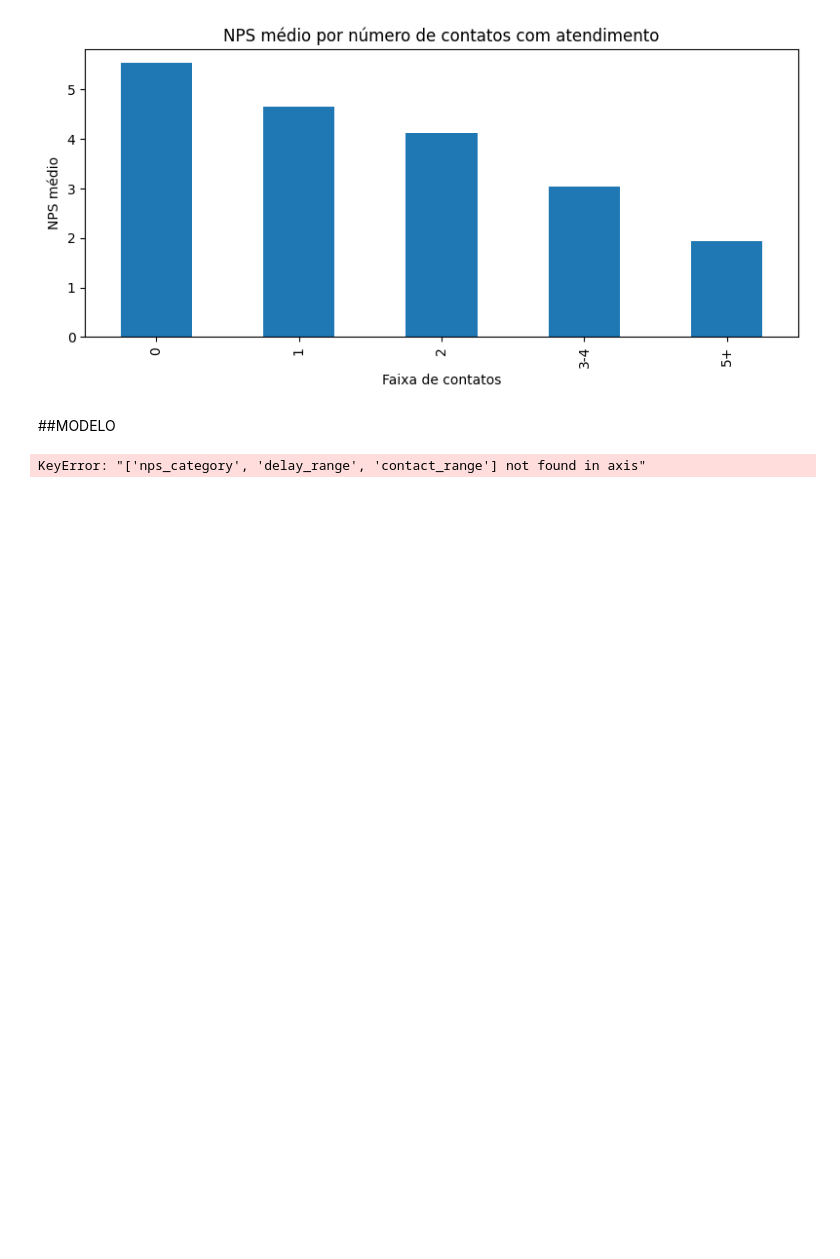
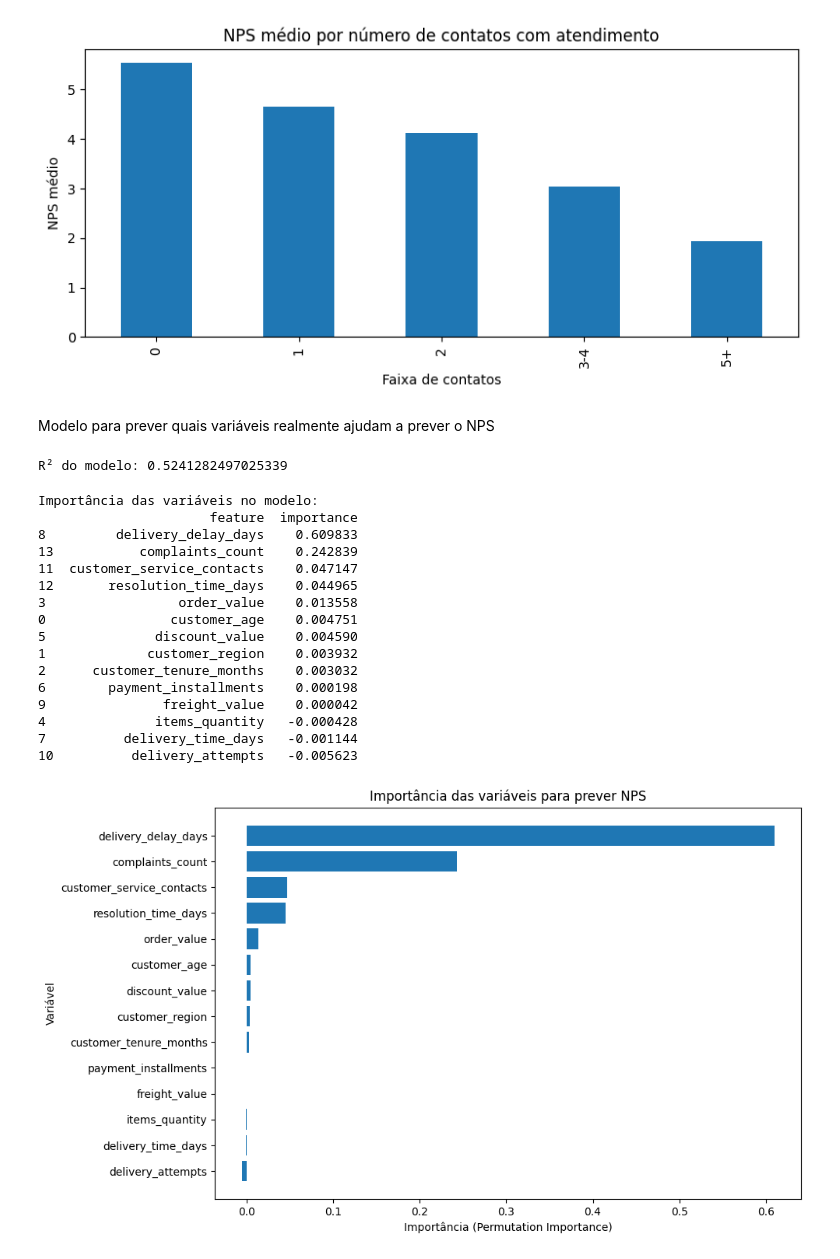
Before and after one commit to jaoo2706/Tech-Challenge-1, a Jupyter notebook: analises.ipynb, the cells around one changed output. Drawn from its saved outputs; the diff is of its cells as text; code cells hidden in the pictures; blank space fills up the shorter version.

```diff
--- a/analises.ipynb
+++ b/analises.ipynb
@@ -230,7 +230,7 @@ contact_range
 Name: nps_score, dtype: float64
 [figure]
 # %% [markdown]
-##MODELO
+Modelo para prever quais variáveis realmente ajudam a prever o NPS
 # %%
 # Exc luindo:
 # - nps_score: target
@@ -243,10 +243,7 @@ exclude_cols = [
     "customer_id",
     "order_id",
     "repeat_purchase_30d",
-    "csat_internal_score",
-    "nps_category",
-    "delay_range",
-    "contact_range"
+    "csat_internal_score"
 ]
 
 X = df.drop(columns=exclude_cols)
@@ -279,4 +276,49 @@ pred = pipeline.predict(X_test)
 
 print("\nR² do modelo:", r2_score(y_test, pred))
 # %% [output]
-KeyError: "['nps_category', 'delay_range', 'contact_range'] not found in axis"
+R² do modelo: 0.5241282497025339
+# %%
+perm = permutation_importance(
+    pipeline,
+    X_test,
+    y_test,
+    n_repeats=10,
+    random_state=42,
+    scoring="r2"
+)
+
+importance_df = pd.DataFrame({
+    "feature": X.columns,
+    "importance": perm.importances_mean
+}).sort_values("importance", ascending=False)
+
+print("\nImportância das variáveis no modelo:")
+print(importance_df)
+
+# Gráfico de importância
+plt.figure(figsize=(10, 6))
+plt.barh(importance_df["feature"], importance_df["importance"])
+plt.gca().invert_yaxis()
+plt.title("Importância das variáveis para prever NPS")
+plt.xlabel("Importância (Permutation Importance)")
+plt.ylabel("Variável")
+plt.tight_layout()
+plt.show()
+# %% [output]
+Importância das variáveis no modelo:
+                      feature  importance
+8         delivery_delay_days    0.609833
+13           complaints_count    0.242839
+11  customer_service_contacts    0.047147
+12       resolution_time_days    0.044965
+3                 order_value    0.013558
+0                customer_age    0.004751
+5              discount_value    0.004590
+1             customer_region    0.003932
+2      customer_tenure_months    0.003032
+6        payment_installments    0.000198
+9               freight_value    0.000042
+4              items_quantity   -0.000428
+7          delivery_time_days   -0.001144
+10          delivery_attempts   -0.005623
+[figure, added]
```
